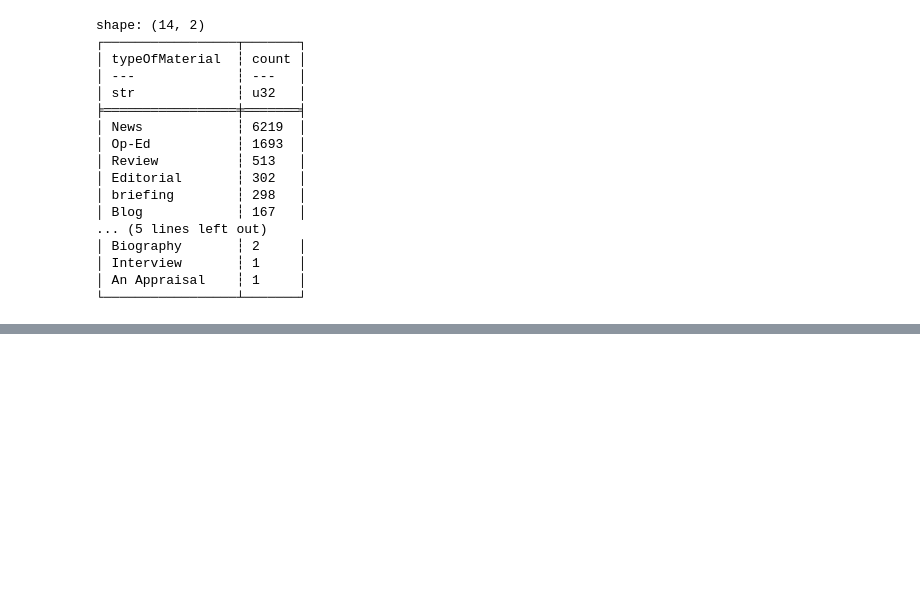
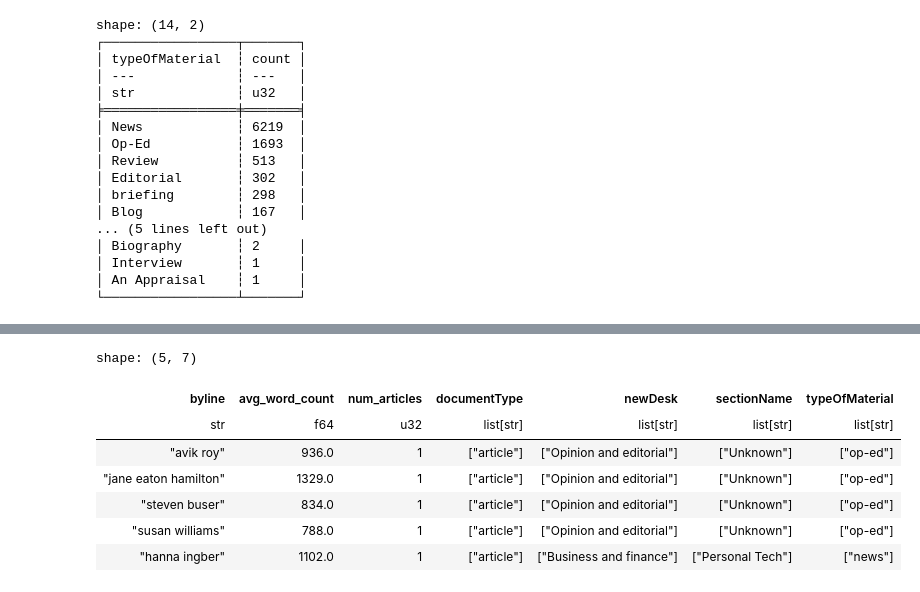
Before and after one commit to chineidu/NYC-Comments, a Jupyter notebook: Notebooks/01-data-exploration.ipynb, the cells around one changed output, grey strips where cells are left out. Cells and saved outputs as stored; diff of their text form; code cells hidden in the pictures; blank space fills up the shorter version.

```diff
--- a/Notebooks/01-data-exploration.ipynb
+++ b/Notebooks/01-data-exploration.ipynb
@@ -530,0 +438,17 @@ articles_df.filter(pl.col("sectionName").eq("Politics"))
+# %%
+authors_df = authors_df.with_columns(
+    typeOfMaterial=pl.col("typeOfMaterial").map_elements(
+        lambda x: list(set([map_typeOfMaterial(val) for val in x]))
+    )
+)
+
+authors_df.sample(n=5, seed=5)
+# %% [output]
+shape: (5, 7)
+| byline | avg_word_count | num_articles | documentType | newDesk | sectionName | typeOfMaterial |
+| str | f64 | u32 | list[str] | list[str] | list[str] | list[str] |
+| "avik roy" | 936.0 | 1 | ["article"] | ["Opinion and editorial"] | ["Unknown"] | ["op-ed"] |
+| "jane eaton hamilton" | 1329.0 | 1 | ["article"] | ["Opinion and editorial"] | ["Unknown"] | ["op-ed"] |
+| "steven buser" | 834.0 | 1 | ["article"] | ["Opinion and editorial"] | ["Unknown"] | ["op-ed"] |
+| "susan williams" | 788.0 | 1 | ["article"] | ["Opinion and editorial"] | ["Unknown"] | ["op-ed"] |
+| "hanna ingber" | 1102.0 | 1 | ["article"] | ["Business and finance"] | ["Personal Tech"] | ["news"] |
```
Also changed, not shown: parts of 23 cells of this notebook, 1 other file.
